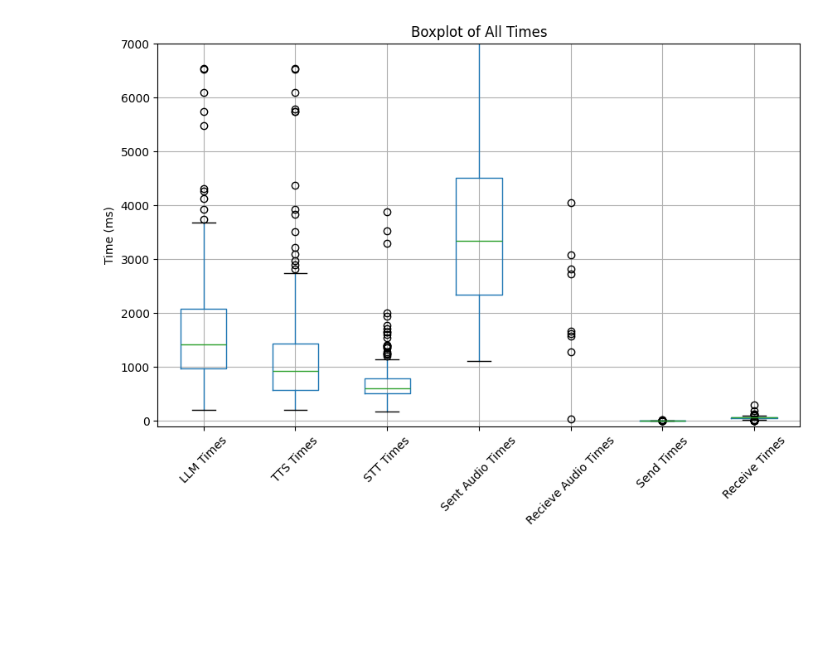
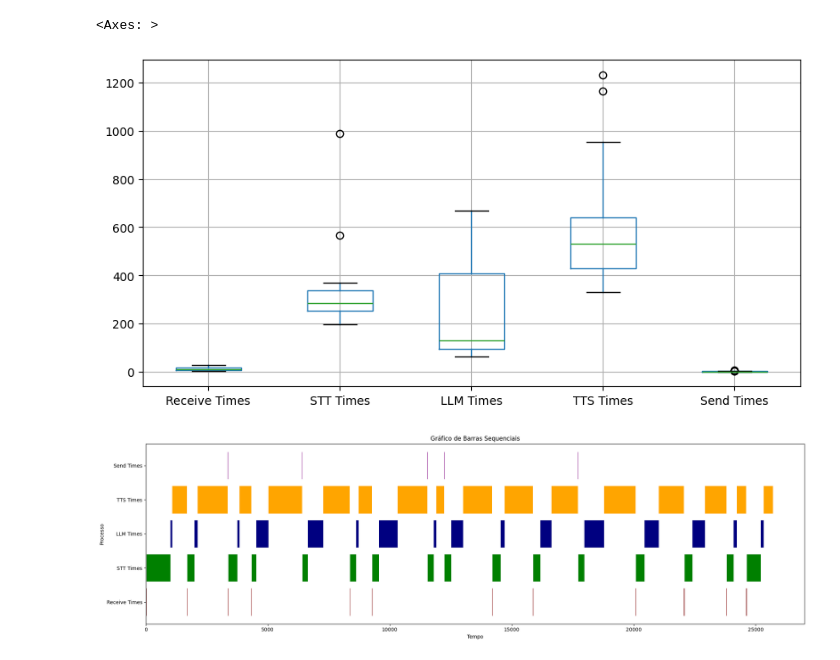
Before and after one commit to wesferr/Artificial-Intelligence-Virtual-Patient, a Jupyter notebook: servidor_audio/analisys.ipynb, the cells around one changed output. Saved outputs shown, nothing was run; the diff lists cells and outputs as text; code cells hidden in the pictures; blank space fills up the shorter version.

```diff
--- a/servidor_audio/analisys.ipynb
+++ b/servidor_audio/analisys.ipynb
@@ -5,11 +5,12 @@ import matplotlib.pyplot as plt
 from scipy.stats import zscore
 import numpy as np
 # %%
-data = json.loads(open("time_diffs4.json").read())
-llm_times = pd.Series(data["llm_times"])
-tts_times = pd.Series(data["tts_times"])
-stt_times = pd.Series(data["stt_times"])
-sent_audio_times = pd.Series(data["sent_audio_times"])
-recieved_audio_times = pd.Series(data["recieved_audio_times"])
-send_times = pd.Series(data["send_times"])
-receive_times = pd.Series(data["receive_times"])
+data = json.loads(open("time_diffs1.json").read())
+llm_times = pd.DataFrame(data["llm_times"])
+stt_times = pd.DataFrame(data["stt_times"])
+tts_times = pd.DataFrame(data["tts_times"])
+sent_audio_times = pd.DataFrame(data["sent_audio_size"])
+recieved_audio_times = pd.DataFrame(data["recieved_audio_size"])
+send_times = pd.DataFrame(data["send_times"])
+receive_times = pd.DataFrame(data["receive_times"])
+basal_time = data["basal_time"]
@@ -53,11 +17,19 @@ df.describe()
-# %%
-# Gera um único boxplot indexado
-plt.figure(figsize=(10, 6))
-df.boxplot()
-plt.title("Boxplot of All Times")
-plt.ylabel("Time (ms)")
-plt.xticks(rotation=45)
-plt.ylim((-100,7000))
-plt.show()
-# %% [output]
-[figure, removed]
+# %%
+llm_times[[1,2]]= llm_times[[1,2]] - basal_time
+tts_times[[1,2]]= tts_times[[1,2]] - basal_time
+stt_times[[1,2]]= stt_times[[1,2]] - basal_time
+send_times[[1,2]]= (send_times[[1,2]]) - basal_time
+receive_times[[1,2]]= receive_times[[1,2]] - basal_time
+send_times[[0]] = send_times[[0]]*1e-6
+# %%
+size_table = pd.DataFrame({
+    "Receive Times": pd.Series(receive_times[0]),
+    "STT Times": pd.Series(stt_times[0]),
+    "LLM Times": pd.Series(llm_times[0]),
+    "TTS Times": pd.Series(tts_times[0]),
+    "Send Times": pd.Series(send_times[0]),
+})
+size_table.boxplot(column=["Receive Times", "STT Times", "LLM Times", "TTS Times", "Send Times"], figsize=(10, 5))
+# %% [output]
+<Axes: >
+[figure, added]
@@ -63,0 +49,28 @@ plt.show()
+# %%
+# Calcular a posição inicial de cada barra
+df['start'] = df['Time'].cumsum().shift(fill_value=0)
+
+# Criar o gráfico de barras horizontais
+fig, ax = plt.subplots(figsize=(20, 6))
+
+color_dict = {
+    "Receive Times": "#800000",  # red
+    "STT Times": "#008000",     # green
+    "LLM Times": "#000080",     # blue
+    "TTS Times": "#FFA500",     # orange
+    "Send Times": "#800080"     # purple
+}
+
+for i, row in df.iterrows():
+    ax.barh(row['Process'], row['Time'], left=row['start'], color=color_dict[row["Process"]])
+
+# Configurar rótulos e título
+plt.xlabel('Tempo')
+plt.ylabel('Processo')
+plt.title('Gráfico de Barras Sequenciais')
+plt.tight_layout()
+
+# Mostrar o gráfico
+plt.show()
+# %% [output]
+[figure, added]
```
Also changed, not shown: parts of 6 cells of this notebook, 13 other files.
